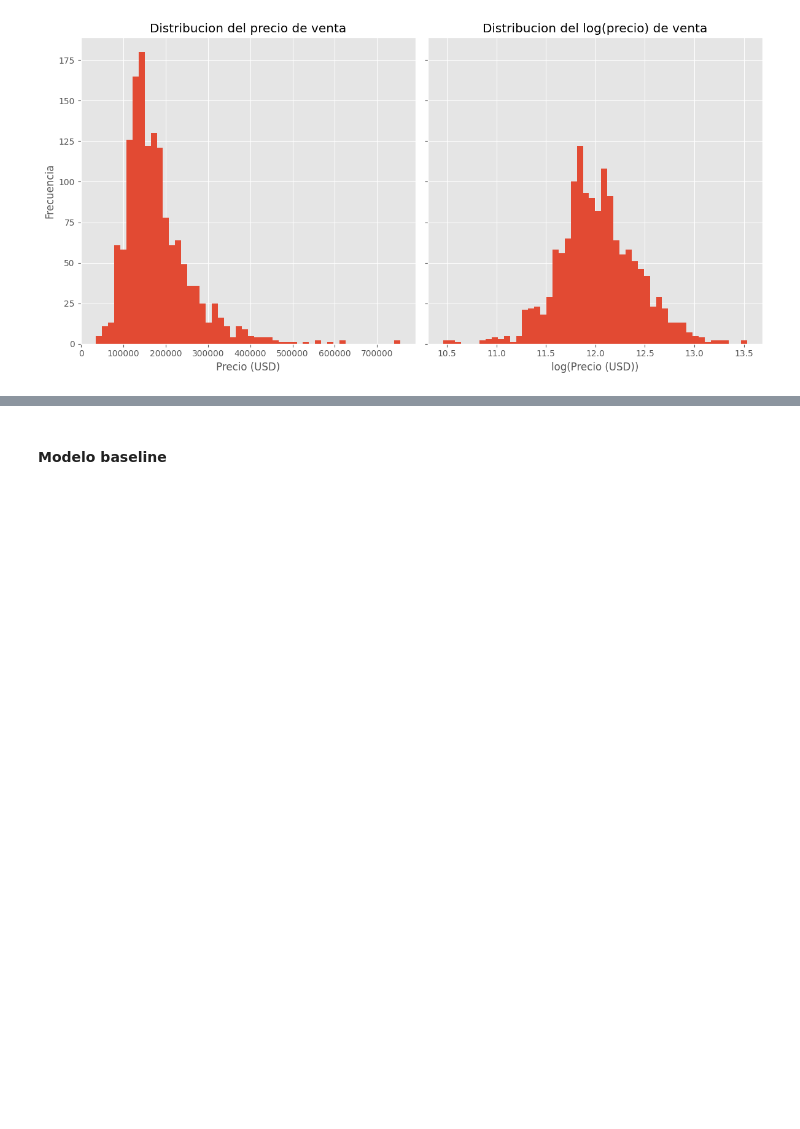
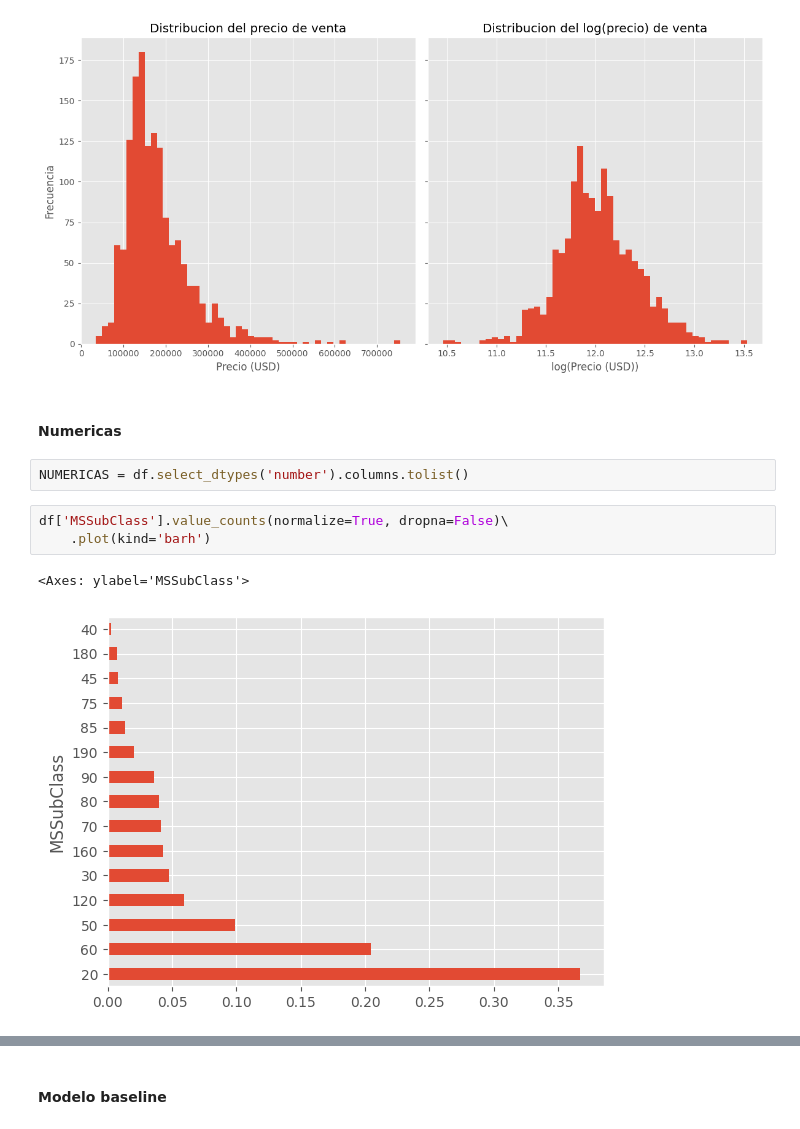
Before and after one commit to jjovalle99/proyecto_despliegue_de_modelos, a Jupyter notebook: notebooks/EDA.ipynb, the cells around one changed output, grey strips where cells are left out. Drawn from its saved outputs; the diff is of its cells as text; blank space fills up the shorter version.

```diff
--- a/notebooks/EDA.ipynb
+++ b/notebooks/EDA.ipynb
@@ -89,3 +91,13 @@ fig.tight_layout()
 plt.show()
 # %% [output]
 [figure]
+# %% [markdown]
+#### Numericas
+# %%
+NUMERICAS = df.select_dtypes('number').columns.tolist()
+# %%
+df['MSSubClass'].value_counts(normalize=True, dropna=False)\
+    .plot(kind='barh')
+# %% [output]
+<Axes: ylabel='MSSubClass'>
+[figure, added]
```
Also changed, not shown: parts of 9 cells of this notebook.
